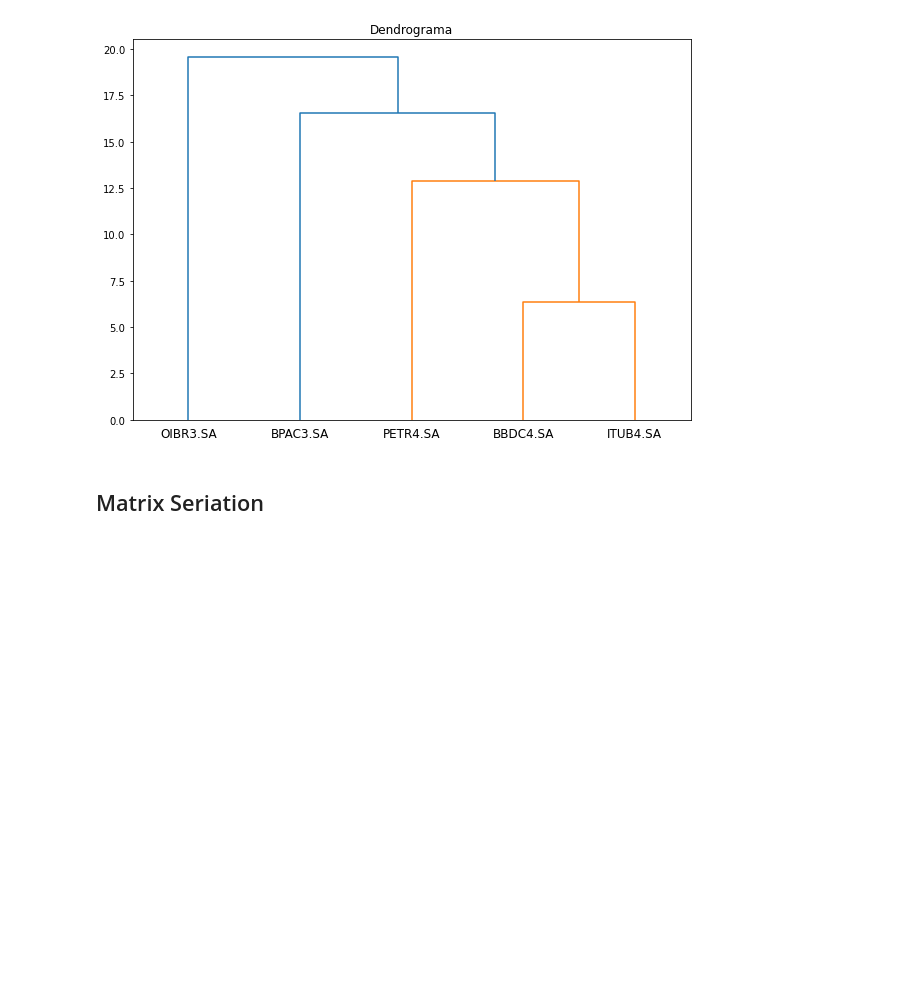
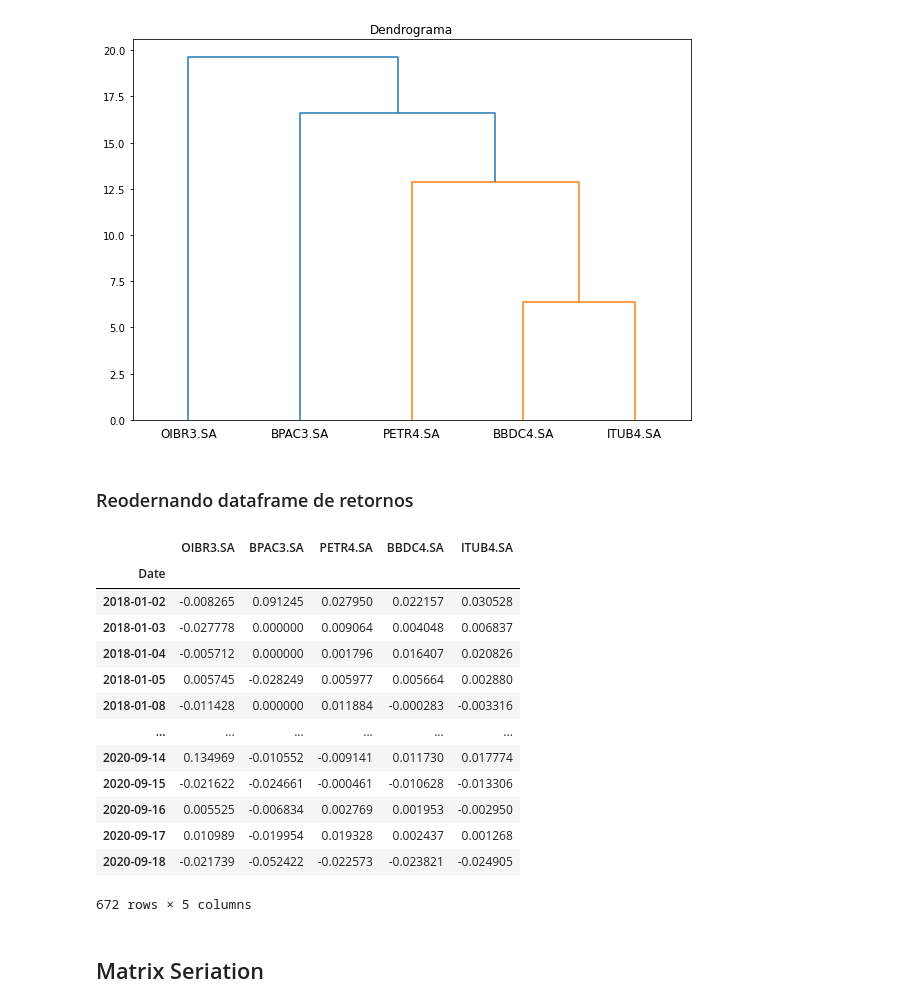
Before and after one commit to lucas-leme/financialOptimizers, a Jupyter notebook: HRP.ipynb, the cells around one changed output. Drawn from its saved outputs; the diff is of its cells as text; code cells hidden in the pictures; blank space fills up the shorter version.

```diff
--- a/HRP.ipynb
+++ b/HRP.ipynb
@@ -63,6 +63,25 @@ clusters = shc.linkage(retornos_normalizados.T, method='ward', metric='euclidean
 dend = shc.dendrogram(clusters, labels=retornos.columns)
 # %% [output]
 [figure]
+# %% [markdown]
+### Reodernando dataframe de retornos
+# %%
+retornos.iloc[:,dend['leaves']]
+# %% [output]
+|  | OIBR3.SA | BPAC3.SA | PETR4.SA | BBDC4.SA | ITUB4.SA |
+| Date |  |  |  |  |  |
+| 2018-01-02 | -0.008265 | 0.091245 | 0.027950 | 0.022157 | 0.030528 |
+| 2018-01-03 | -0.027778 | 0.000000 | 0.009064 | 0.004048 | 0.006837 |
+| 2018-01-04 | -0.005712 | 0.000000 | 0.001796 | 0.016407 | 0.020826 |
+| 2018-01-05 | 0.005745 | -0.028249 | 0.005977 | 0.005664 | 0.002880 |
+| 2018-01-08 | -0.011428 | 0.000000 | 0.011884 | -0.000283 | -0.003316 |
+| ... | ... | ... | ... | ... | ... |
+| 2020-09-14 | 0.134969 | -0.010552 | -0.009141 | 0.011730 | 0.017774 |
+| 2020-09-15 | -0.021622 | -0.024661 | -0.000461 | -0.010628 | -0.013306 |
+| 2020-09-16 | 0.005525 | -0.006834 | 0.002769 | 0.001953 | -0.002950 |
+| 2020-09-17 | 0.010989 | -0.019954 | 0.019328 | 0.002437 | 0.001268 |
+| 2020-09-18 | -0.021739 | -0.052422 | -0.022573 | -0.023821 | -0.024905 |
+672 rows × 5 columns
 # %% [markdown]
 ## Matrix Seriation
 # %%
```
Also changed, not shown: parts of 5 cells of this notebook.
